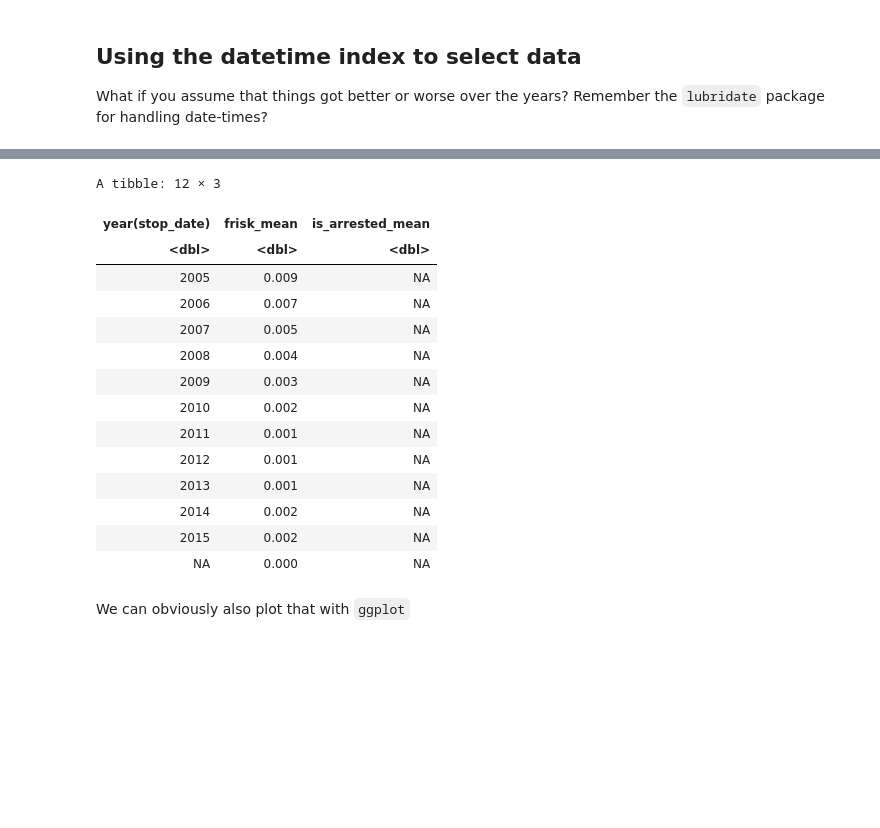
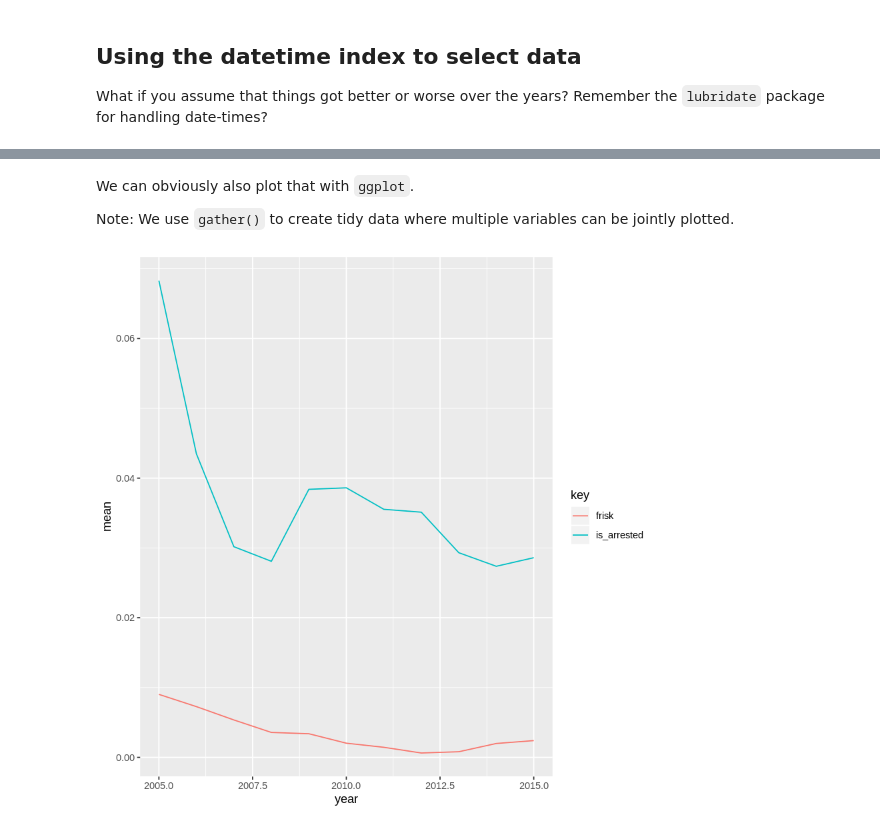
Before and after one commit to apla14/M1-2019, a Jupyter notebook: notebooks/M1_1_datamunging_R_translation.ipynb, the cells around one changed output, grey strips where cells are left out. Saved outputs shown, nothing was run; the diff lists cells and outputs as text; code cells hidden in the pictures; blank space fills up the shorter version.

```diff
--- a/notebooks/M1_1_datamunging_R_translation.ipynb
+++ b/notebooks/M1_1_datamunging_R_translation.ipynb
@@ -392,22 +395,14 @@ A tibble: 12 × 2
-# %%
-data %>%
-group_by(year(stop_date)) %>%
-summarize(frisk_mean = frisk %>% mean() %>% round(3), is_arrested_mean = is_arrested %>% mean() %>% round(3))
-# %% [output]
-A tibble: 12 × 3
-| year(stop_date) | frisk_mean | is_arrested_mean |
-| <dbl> | <dbl> | <dbl> |
-| 2005 | 0.009 | NA |
-| 2006 | 0.007 | NA |
-| 2007 | 0.005 | NA |
-| 2008 | 0.004 | NA |
-| 2009 | 0.003 | NA |
-| 2010 | 0.002 | NA |
-| 2011 | 0.001 | NA |
-| 2012 | 0.001 | NA |
-| 2013 | 0.001 | NA |
-| 2014 | 0.002 | NA |
-| 2015 | 0.002 | NA |
-| NA | 0.000 | NA |
 # %% [markdown]
-We can obviously also plot that with `ggplot`
+We can obviously also plot that with `ggplot`.
+
+Note: We use `gather()` to create tidy data where multiple variables can be jointly plotted.
+# %%
+data %>%
+group_by(year) %>%
+summarize(frisk = frisk %>% mean(na.rm = TRUE), is_arrested = is_arrested %>% mean(na.rm = TRUE))  %>%
+ungroup() %>%
+gather(key = "key", value = "mean", frisk, is_arrested) %>%
+ggplot(aes(x = year, y = mean, color = key)) +
+geom_line()
+# %% [output]
+[figure, added]
```
Also changed, not shown: parts of 15 cells of this notebook.
